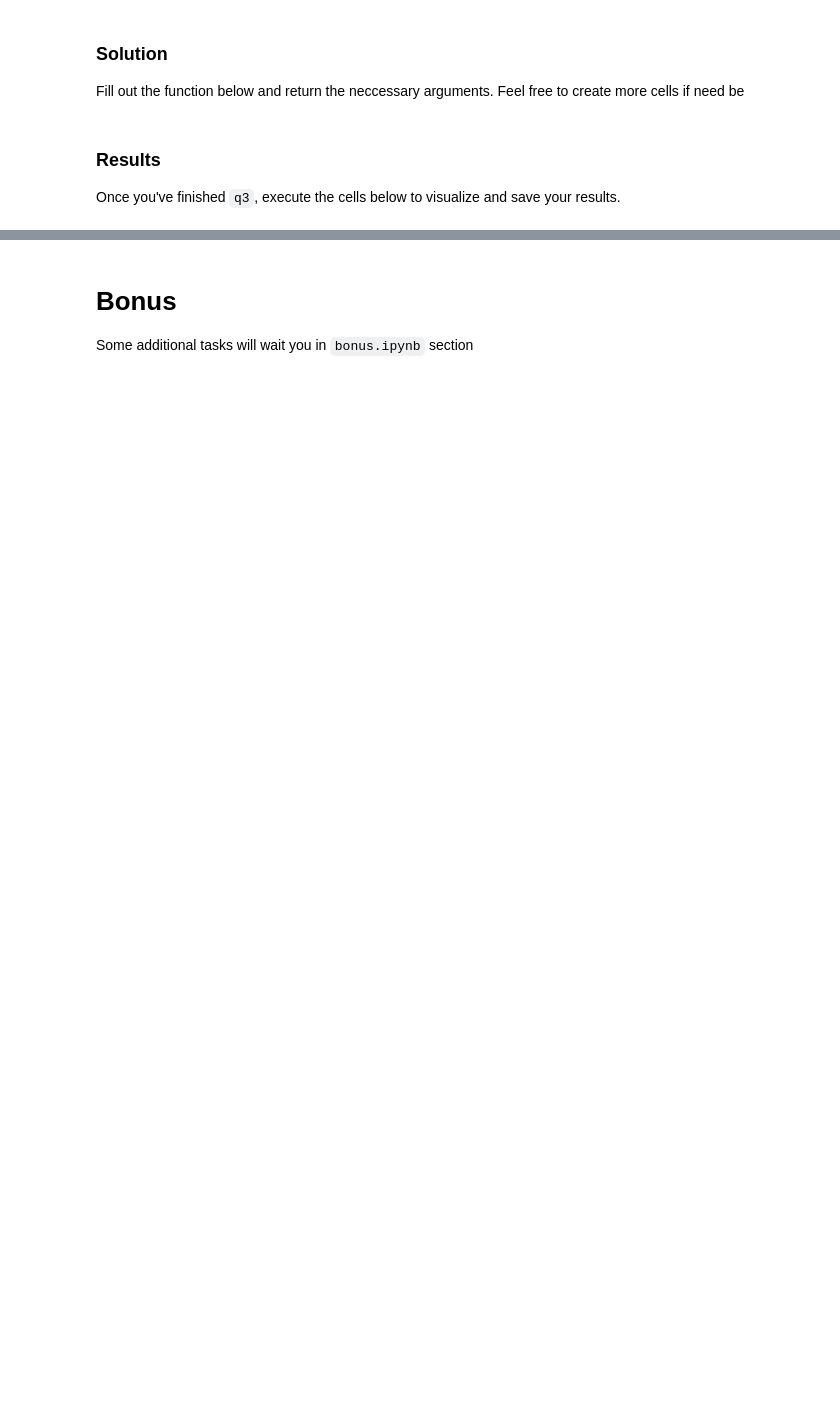
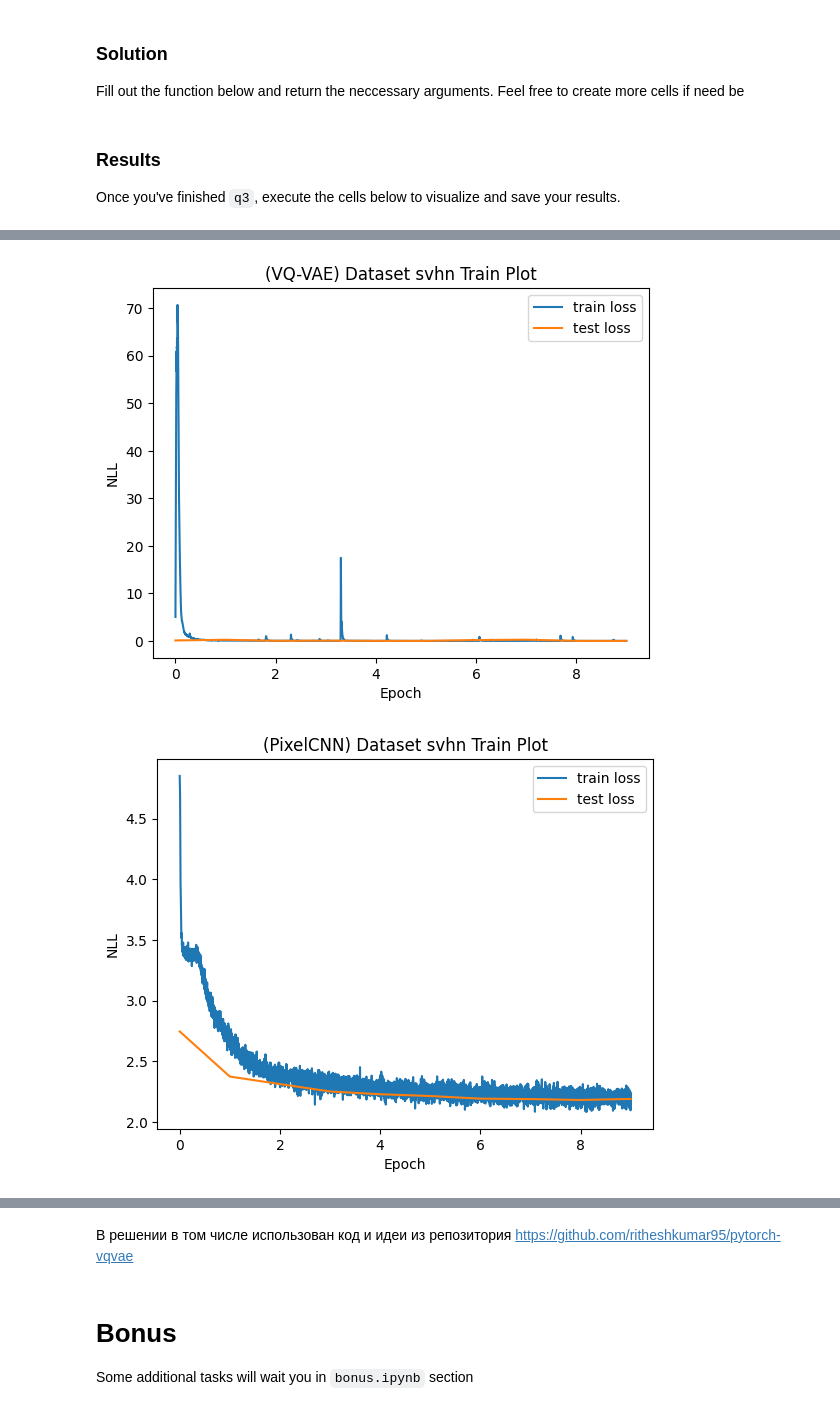
Before and after one commit to VashchilkoAV/Generative-Models-MIPT, a Jupyter notebook: module2-vae/vq-vae.ipynb, the cells around one changed output, grey strips where cells are left out. Cells and saved outputs as stored; diff of their text form; code cells hidden in the pictures; blank space fills up the shorter version.

```diff
--- a/module2-vae/vq-vae.ipynb
+++ b/module2-vae/vq-vae.ipynb
@@ -496,0 +523,3 @@ Epoch 0: test_loss=defaultdict(<class 'float'>, {'loss': 2.2203493434906005})
+# %%
+q3_results('svhn', q3)
+# %% [output]
@@ -496,0 +543,2 @@ Epoch 0: test_loss=defaultdict(<class 'float'>, {'loss': 2.2203493434906005})
+[figure, added]
+[figure, added]
@@ -497,3 +547,5 @@ Epoch 0: test_loss=defaultdict(<class 'float'>, {'loss': 2.2203493434906005})
+# %% [markdown]
+В решении в том числе использован код и идеи из репозитория https://github.com/ritheshkumar95/pytorch-vqvae
 # %% [markdown]
 # Bonus
 
```
Also changed, not shown: parts of 10 cells of this notebook.
